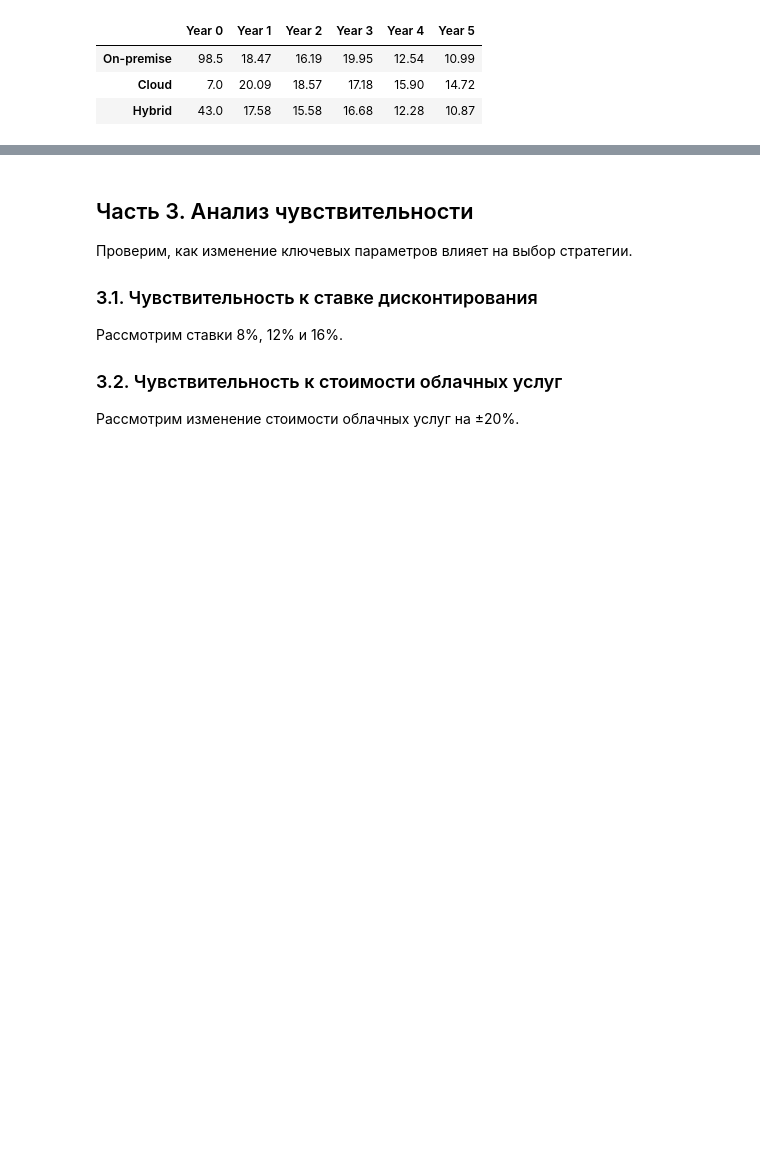
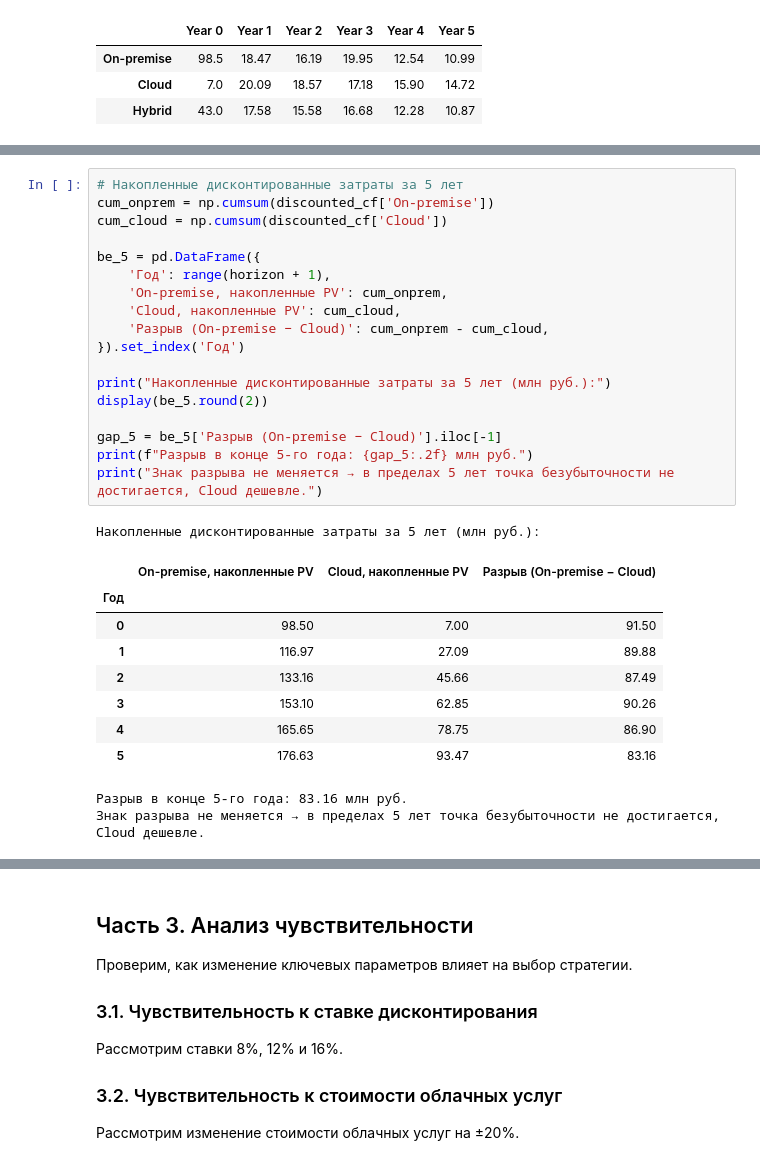
Before and after one commit to archipristessa/economy-of-informatization-exam, a Jupyter notebook: task_07_TCO.ipynb, the cells around one changed output, grey strips where cells are left out. Drawn from its saved outputs; the diff is of its cells as text; blank space fills up the shorter version.

```diff
--- a/task_07_TCO.ipynb
+++ b/task_07_TCO.ipynb
@@ -294,0 +262,30 @@ plt.show()
+# %%
+# Накопленные дисконтированные затраты за 5 лет
+cum_onprem = np.cumsum(discounted_cf['On-premise'])
+cum_cloud = np.cumsum(discounted_cf['Cloud'])
+
+be_5 = pd.DataFrame({
+    'Год': range(horizon + 1),
+    'On-premise, накопленные PV': cum_onprem,
+    'Cloud, накопленные PV': cum_cloud,
+    'Разрыв (On-premise − Cloud)': cum_onprem - cum_cloud,
+}).set_index('Год')
+
+print("Накопленные дисконтированные затраты за 5 лет (млн руб.):")
+display(be_5.round(2))
+
+gap_5 = be_5['Разрыв (On-premise − Cloud)'].iloc[-1]
+print(f"Разрыв в конце 5-го года: {gap_5:.2f} млн руб.")
+print("Знак разрыва не меняется → в пределах 5 лет точка безубыточности не достигается, Cloud дешевле.")
+# %% [output]
+Накопленные дисконтированные затраты за 5 лет (млн руб.):
+|  | On-premise, накопленные PV | Cloud, накопленные PV | Разрыв (On-premise − Cloud) |
+| Год |  |  |  |
+| 0 | 98.50 | 7.00 | 91.50 |
+| 1 | 116.97 | 27.09 | 89.88 |
+| 2 | 133.16 | 45.66 | 87.49 |
+| 3 | 153.10 | 62.85 | 90.26 |
+| 4 | 165.65 | 78.75 | 86.90 |
+| 5 | 176.63 | 93.47 | 83.16 |
+Разрыв в конце 5-го года: 83.16 млн руб.
+Знак разрыва не меняется → в пределах 5 лет точка безубыточности не достигается, Cloud дешевле.
```
Also changed, not shown: parts of 16 cells of this notebook.
